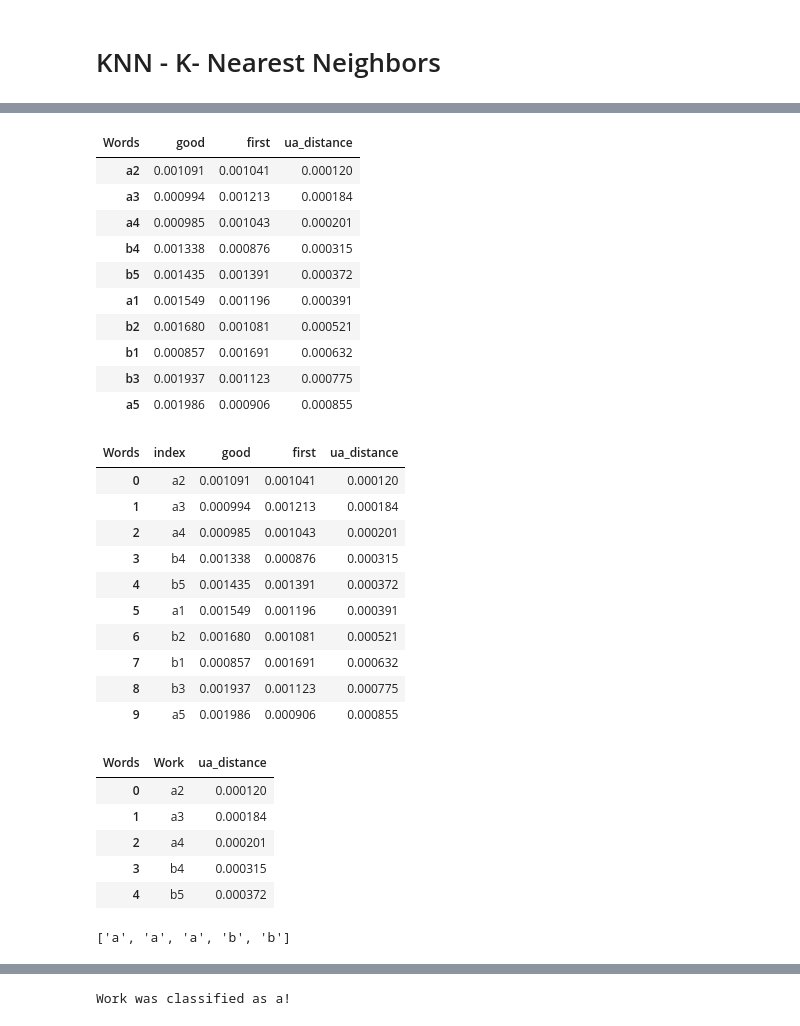
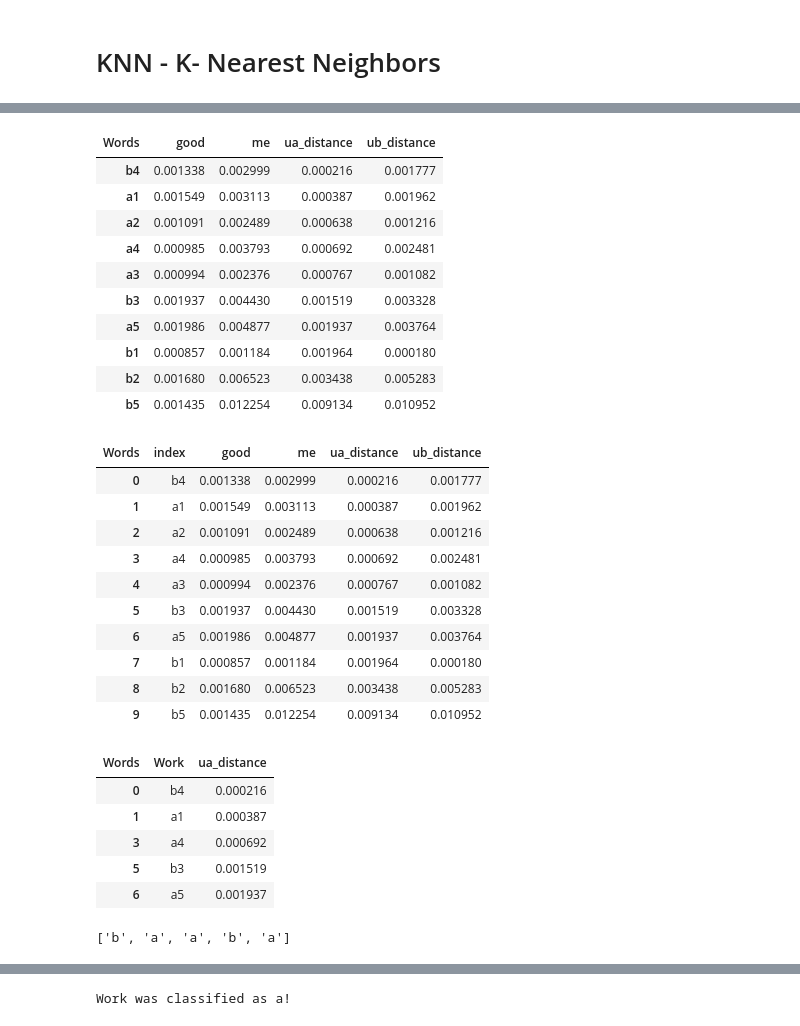
Before and after one commit to PhaneeChowdary/Final, a Jupyter notebook: Final.ipynb, the cells around one changed output, grey strips where cells are left out. Cells and saved outputs as stored; diff of their text form; code cells hidden in the pictures.

```diff
--- a/Final.ipynb
+++ b/Final.ipynb
@@ -175,6 +194,6 @@ plot_word_3d("of", "the", "i")
 # %%
-ab = df.loc["a1":"b5", ["good", "first"]].copy()
-ua = df.loc["ua", ["good", "first"]].copy()
-ub = df.loc["ub", ["good", "first"]].copy()
+ab = df.loc["a1":"b5", ["good", "me"]].copy()
+ua = df.loc["ua", ["good", "me"]].copy()
+ub = df.loc["ub", ["good", "me"]].copy()
 ab
 # %% [output]
@@ -192,4 +225,4 @@ ab
 # %%
-ab.loc[:, "ua_distance"] = ((ab["good"] - ua["good"].item())**2 + (ab["first"] - ua["first"].item())**2)**0.5
+ab.loc[:, "ua_distance"] = ((ab["good"] - ua["good"].item())**2 + (ab["me"] - ua["me"].item())**2)**0.5
 ab
 # %% [output]
@@ -206,0 +240,3 @@ ab
+# %%
+ab.loc[:, "ub_distance"] = ((ab["good"] - ub["good"].item())**2 + (ab["me"] - ub["me"].item())**2)**0.5
+ab
@@ -208,48 +256,48 @@ ab
 ab = ab.sort_values("ua_distance")
 ab
 # %% [output]
-| Words | good | first | ua_distance |
-| a2 | 0.001091 | 0.001041 | 0.000120 |
-| a3 | 0.000994 | 0.001213 | 0.000184 |
-| a4 | 0.000985 | 0.001043 | 0.000201 |
-| b4 | 0.001338 | 0.000876 | 0.000315 |
-| b5 | 0.001435 | 0.001391 | 0.000372 |
-| a1 | 0.001549 | 0.001196 | 0.000391 |
-| b2 | 0.001680 | 0.001081 | 0.000521 |
-| b1 | 0.000857 | 0.001691 | 0.000632 |
-| b3 | 0.001937 | 0.001123 | 0.000775 |
-| a5 | 0.001986 | 0.000906 | 0.000855 |
+| Words | good | me | ua_distance | ub_distance |
+| b4 | 0.001338 | 0.002999 | 0.000216 | 0.001777 |
+| a1 | 0.001549 | 0.003113 | 0.000387 | 0.001962 |
+| a2 | 0.001091 | 0.002489 | 0.000638 | 0.001216 |
+| a4 | 0.000985 | 0.003793 | 0.000692 | 0.002481 |
+| a3 | 0.000994 | 0.002376 | 0.000767 | 0.001082 |
+| b3 | 0.001937 | 0.004430 | 0.001519 | 0.003328 |
+| a5 | 0.001986 | 0.004877 | 0.001937 | 0.003764 |
+| b1 | 0.000857 | 0.001184 | 0.001964 | 0.000180 |
+| b2 | 0.001680 | 0.006523 | 0.003438 | 0.005283 |
+| b5 | 0.001435 | 0.012254 | 0.009134 | 0.010952 |
 # %%
 ab = ab.reset_index()
 ab
 # %% [output]
-| Words | index | good | first | ua_distance |
-| 0 | a2 | 0.001091 | 0.001041 | 0.000120 |
-| 1 | a3 | 0.000994 | 0.001213 | 0.000184 |
-| 2 | a4 | 0.000985 | 0.001043 | 0.000201 |
-| 3 | b4 | 0.001338 | 0.000876 | 0.000315 |
-| 4 | b5 | 0.001435 | 0.001391 | 0.000372 |
-| 5 | a1 | 0.001549 | 0.001196 | 0.000391 |
-| 6 | b2 | 0.001680 | 0.001081 | 0.000521 |
-| 7 | b1 | 0.000857 | 0.001691 | 0.000632 |
-| 8 | b3 | 0.001937 | 0.001123 | 0.000775 |
-| 9 | a5 | 0.001986 | 0.000906 | 0.000855 |
+| Words | index | good | me | ua_distance | ub_distance |
+| 0 | b4 | 0.001338 | 0.002999 | 0.000216 | 0.001777 |
+| 1 | a1 | 0.001549 | 0.003113 | 0.000387 | 0.001962 |
+| 2 | a2 | 0.001091 | 0.002489 | 0.000638 | 0.001216 |
+| 3 | a4 | 0.000985 | 0.003793 | 0.000692 | 0.002481 |
+| 4 | a3 | 0.000994 | 0.002376 | 0.000767 | 0.001082 |
+| 5 | b3 | 0.001937 | 0.004430 | 0.001519 | 0.003328 |
+| 6 | a5 | 0.001986 | 0.004877 | 0.001937 | 0.003764 |
+| 7 | b1 | 0.000857 | 0.001184 | 0.001964 | 0.000180 |
+| 8 | b2 | 0.001680 | 0.006523 | 0.003438 | 0.005283 |
+| 9 | b5 | 0.001435 | 0.012254 | 0.009134 | 0.010952 |
 # %%
 ab = ab.rename(columns={"index": "Work"})
 # %%
-k = 5
+k = 7
 
 ua_knn = ab.loc[0:k-1, ["Work", "ua_distance"]]
 ua_knn
 # %% [output]
 | Words | Work | ua_distance |
-| 0 | a2 | 0.000120 |
-| 1 | a3 | 0.000184 |
-| 2 | a4 | 0.000201 |
-| 3 | b4 | 0.000315 |
-| 4 | b5 | 0.000372 |
+| 0 | b4 | 0.000216 |
+| 1 | a1 | 0.000387 |
+| 3 | a4 | 0.000692 |
+| 5 | b3 | 0.001519 |
+| 6 | a5 | 0.001937 |
-# %%
-votes = [work[:-1] for work in ua_knn["Work"].values.tolist()]
-votes
-# %% [output]
-['a', 'a', 'a', 'b', 'b']
+# %%
+ua_votes = [work[:-1] for work in ua_knn["Work"].values.tolist()]
+ua_votes
+# %% [output]
+['b', 'a', 'a', 'b', 'a']
```
Also changed, not shown: parts of 21 cells of this notebook, 1 other file.
